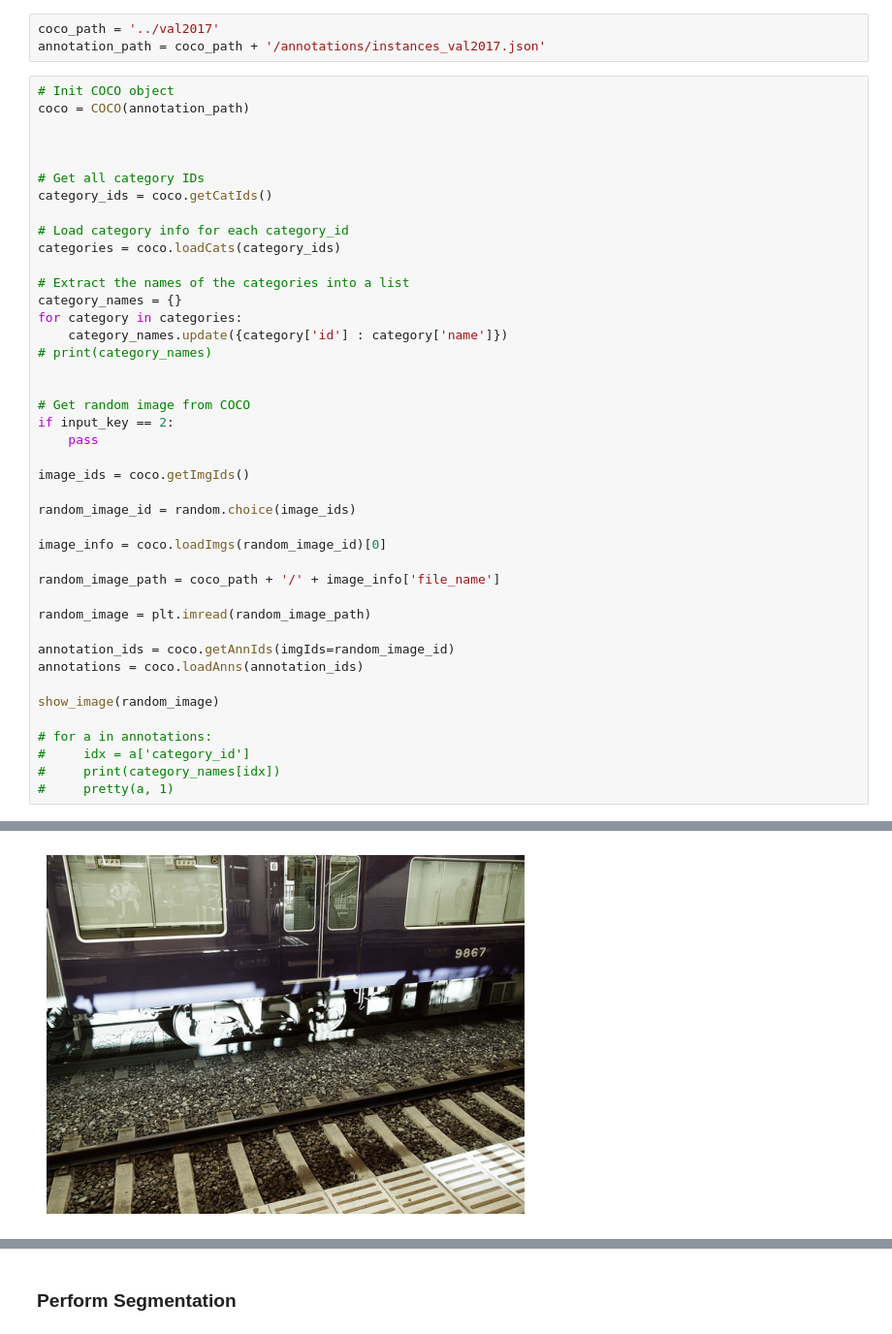
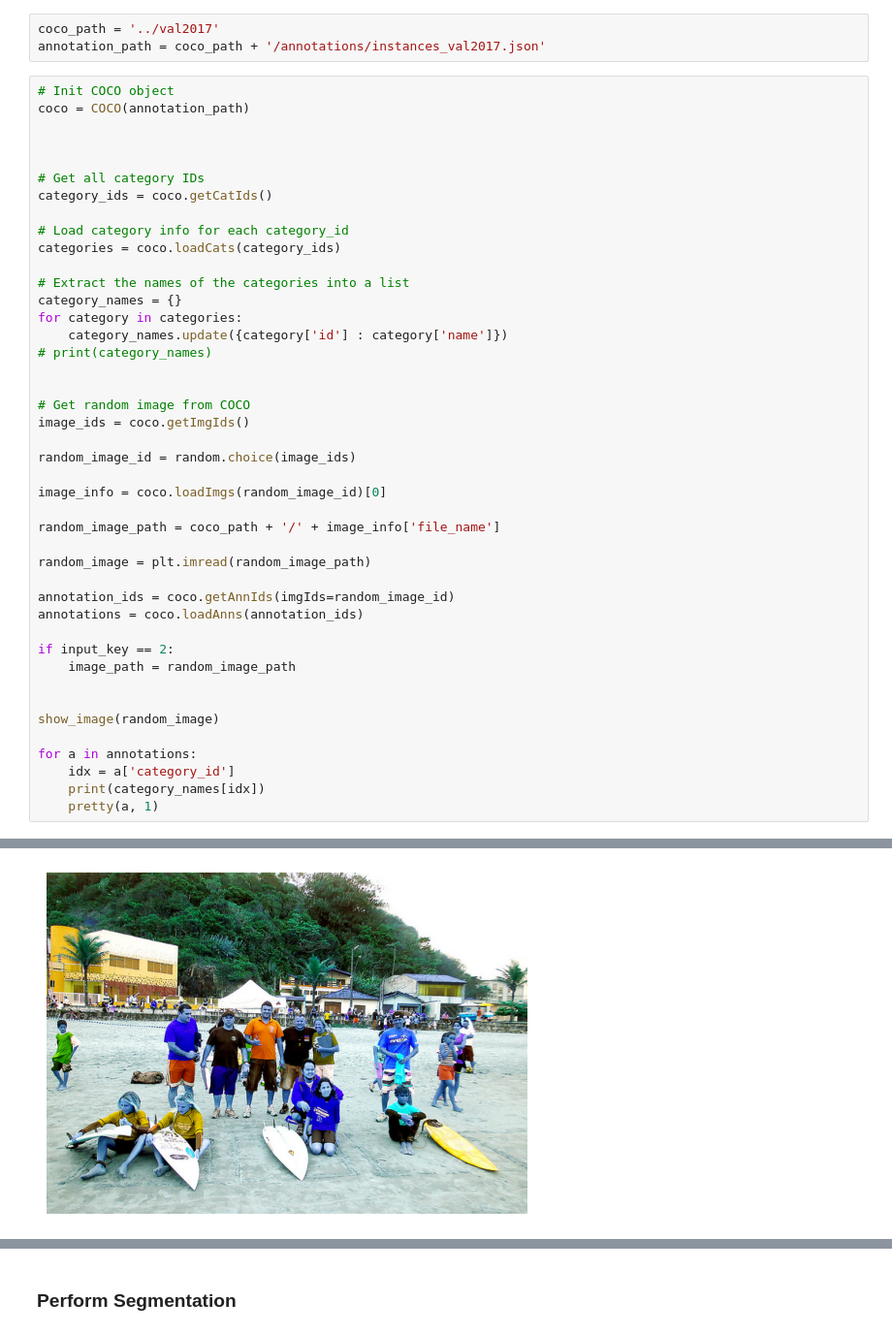
Before and after one commit to c-santos/ZS-ObjectDetection-SAM, a Jupyter notebook: master.ipynb, the cells around one changed output, grey strips where cells are left out. Shown at 97% size. Drawn from its saved outputs; the diff is of its cells as text.

Commit message:
Changed program flow for type of input

```diff
--- a/master.ipynb
+++ b/master.ipynb
@@ -120,38 +120,39 @@ category_ids = coco.getCatIds()
 categories = coco.loadCats(category_ids)
 
 # Extract the names of the categories into a list
 category_names = {}
 for category in categories:
     category_names.update({category['id'] : category['name']})
 # print(category_names)
 
 
 # Get random image from COCO
-if input_key == 2:
-    pass
-
 image_ids = coco.getImgIds()
 
 random_image_id = random.choice(image_ids)
 
 image_info = coco.loadImgs(random_image_id)[0]
 
 random_image_path = coco_path + '/' + image_info['file_name']
 
 random_image = plt.imread(random_image_path)
 
 annotation_ids = coco.getAnnIds(imgIds=random_image_id)
 annotations = coco.loadAnns(annotation_ids)
 
+if input_key == 2:
+    image_path = random_image_path
+
+
 show_image(random_image)
 
-# for a in annotations:
-#     idx = a['category_id']
-#     print(category_names[idx])
-#     pretty(a, 1)
+for a in annotations:
+    idx = a['category_id']
+    print(category_names[idx])
+    pretty(a, 1)
 # %% [output]
 loading annotations into memory...
 Done (t=0.32s)
 creating index...
 index created!
-[figure, old version]
+[figure, new version]
```
Also changed, not shown: parts of 16 cells of this notebook.
